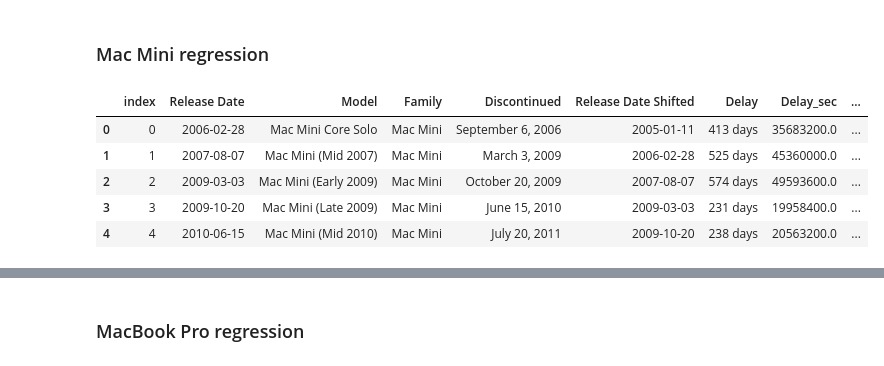
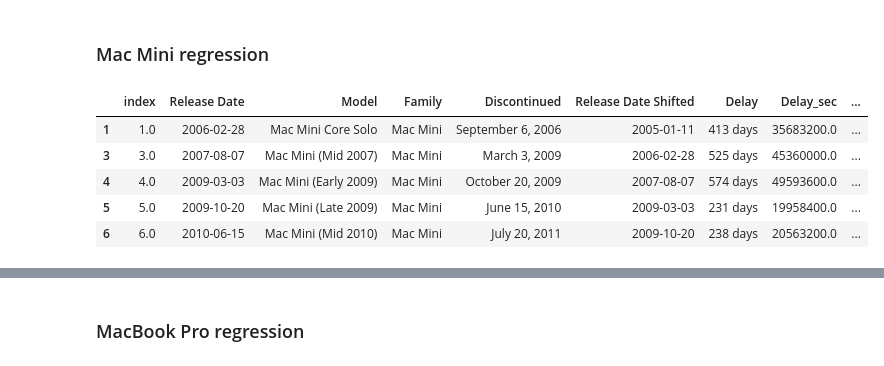
Before and after one commit to Cyrannosaurus/laptop-shenanigans, a Jupyter notebook: m2_predict.ipynb, the cells around one changed output, grey strips where cells are left out. Saved outputs shown, nothing was run; the diff lists cells and outputs as text; code cells hidden in the pictures.

```diff
--- a/m2_predict.ipynb
+++ b/m2_predict.ipynb
@@ -202,13 +203,13 @@ predict_next_release(macbook_air, macbook_air_clean, lr1, lr2)
 ### Mac Mini regression
 # %%
 mac_mini = mac_mini.pipe(add_delay).pipe(add_index)
-mac_mini = mac_mini.pipe(remove_outliers)
+mac_mini_clean = mac_mini.pipe(remove_outliers)
 mac_mini_clean.head()
 # %% [output]
 |  | index | Release Date | Model | Family | Discontinued | Release Date Shifted | Delay | Delay_sec | ... |
-| 0 | 0 | 2006-02-28 | Mac Mini Core Solo | Mac Mini | September 6, 2006 | 2005-01-11 | 413 days | 35683200.0 | ... |
-| 1 | 1 | 2007-08-07 | Mac Mini (Mid 2007) | Mac Mini | March 3, 2009 | 2006-02-28 | 525 days | 45360000.0 | ... |
-| 2 | 2 | 2009-03-03 | Mac Mini (Early 2009) | Mac Mini | October 20, 2009 | 2007-08-07 | 574 days | 49593600.0 | ... |
-| 3 | 3 | 2009-10-20 | Mac Mini (Late 2009) | Mac Mini | June 15, 2010 | 2009-03-03 | 231 days | 19958400.0 | ... |
-| 4 | 4 | 2010-06-15 | Mac Mini (Mid 2010) | Mac Mini | July 20, 2011 | 2009-10-20 | 238 days | 20563200.0 | ... |
+| 1 | 1.0 | 2006-02-28 | Mac Mini Core Solo | Mac Mini | September 6, 2006 | 2005-01-11 | 413 days | 35683200.0 | ... |
+| 3 | 3.0 | 2007-08-07 | Mac Mini (Mid 2007) | Mac Mini | March 3, 2009 | 2006-02-28 | 525 days | 45360000.0 | ... |
+| 4 | 4.0 | 2009-03-03 | Mac Mini (Early 2009) | Mac Mini | October 20, 2009 | 2007-08-07 | 574 days | 49593600.0 | ... |
+| 5 | 5.0 | 2009-10-20 | Mac Mini (Late 2009) | Mac Mini | June 15, 2010 | 2009-03-03 | 231 days | 19958400.0 | ... |
+| 6 | 6.0 | 2010-06-15 | Mac Mini (Mid 2010) | Mac Mini | July 20, 2011 | 2009-10-20 | 238 days | 20563200.0 | ... |
 # %%
```
Also changed, not shown: parts of 6 cells of this notebook.
